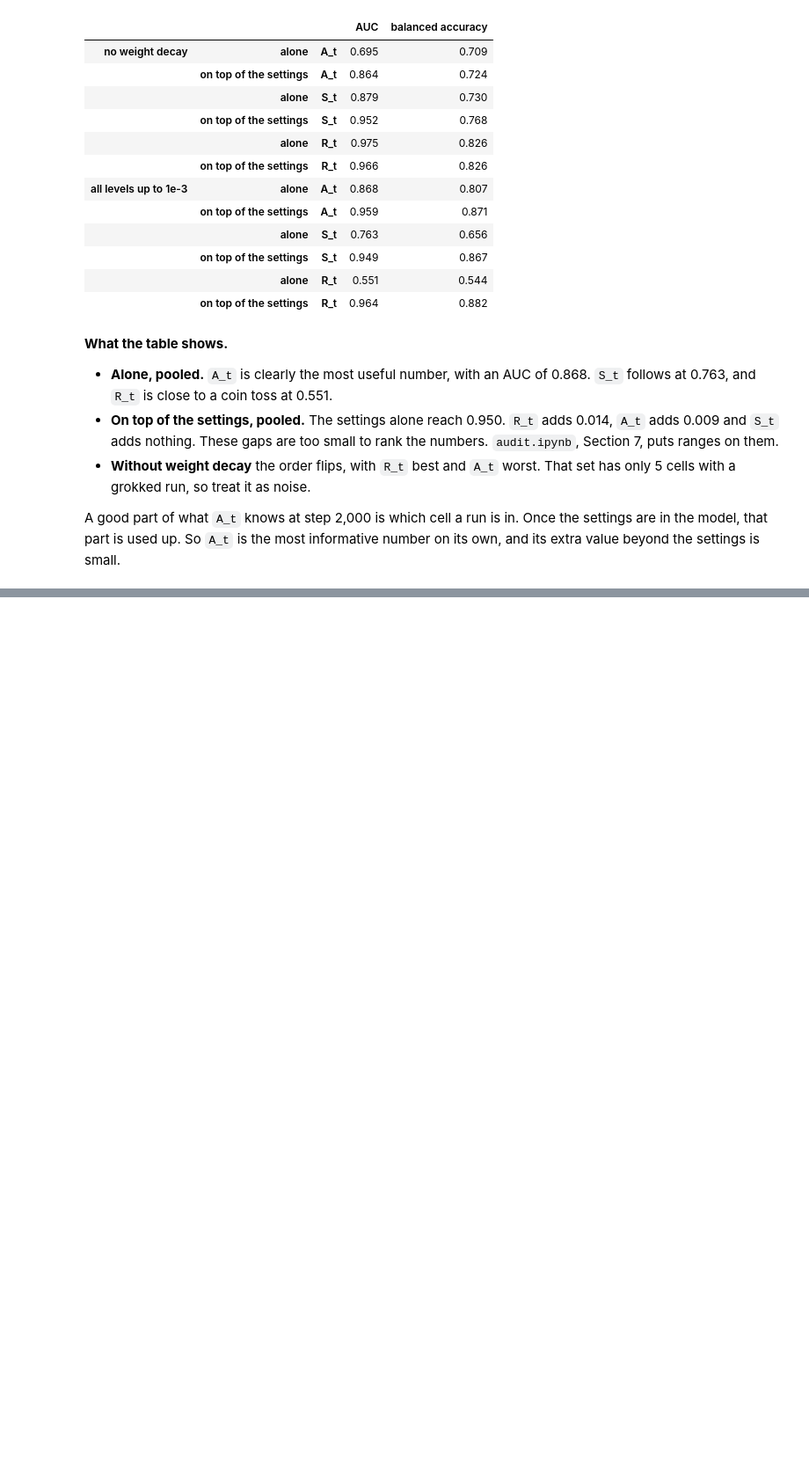
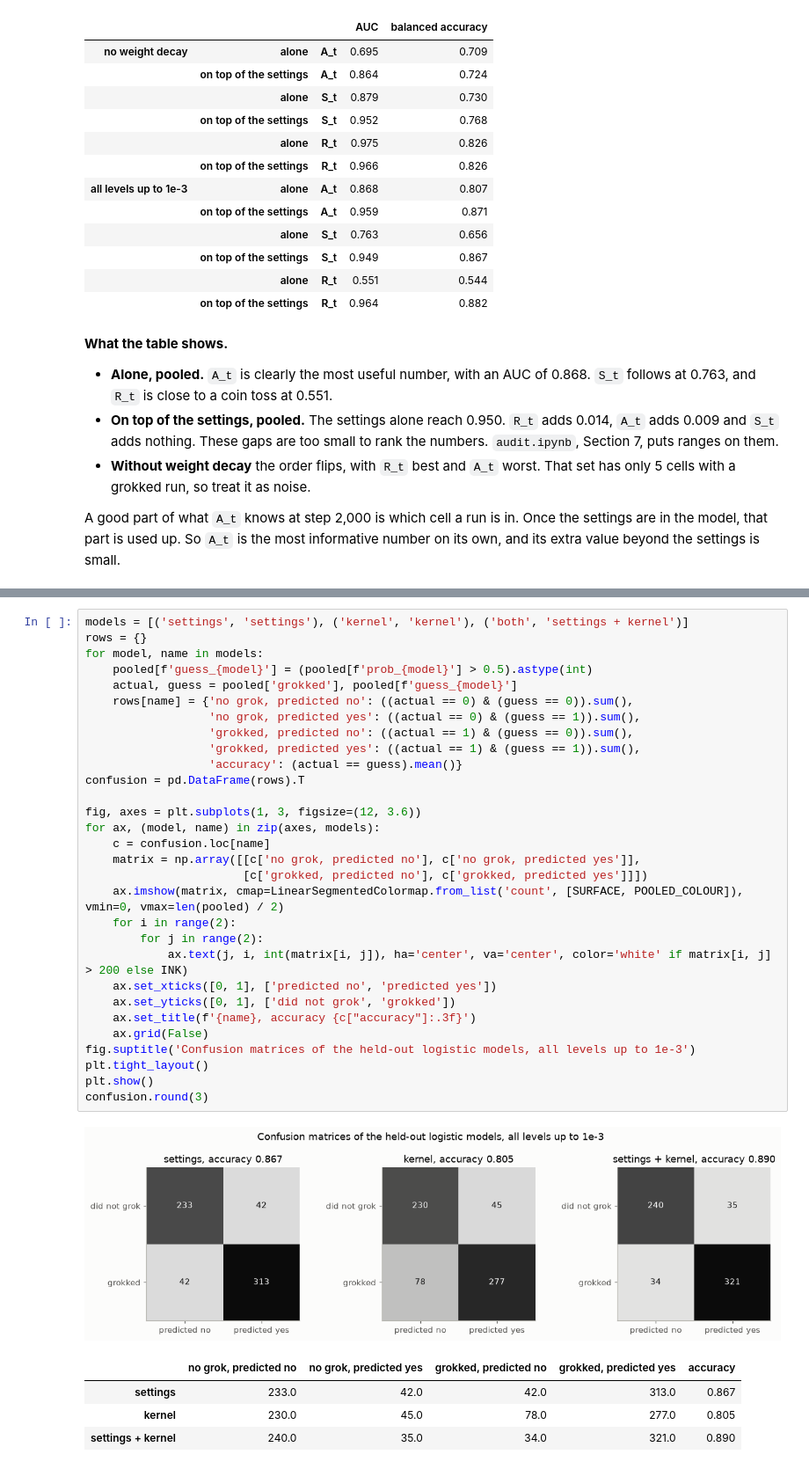
Before and after one commit to ZainAlSaffi-Dev/STAT3007, a Jupyter notebook: model_fitting/fitting.ipynb, the cells around one changed output, grey strips where cells are left out. Shown at 88% size. Cells and saved outputs as stored; diff of their text form; blank space fills up the shorter version.

```diff
--- a/model_fitting/fitting.ipynb
+++ b/model_fitting/fitting.ipynb
@@ -1138,0 +1255,36 @@ A good part of what `A_t` knows at step 2,000 is which cell a run is in. Once th
+# %%
+models = [('settings', 'settings'), ('kernel', 'kernel'), ('both', 'settings + kernel')]
+rows = {}
+for model, name in models:
+    pooled[f'guess_{model}'] = (pooled[f'prob_{model}'] > 0.5).astype(int)
+    actual, guess = pooled['grokked'], pooled[f'guess_{model}']
+    rows[name] = {'no grok, predicted no': ((actual == 0) & (guess == 0)).sum(),
+                  'no grok, predicted yes': ((actual == 0) & (guess == 1)).sum(),
+                  'grokked, predicted no': ((actual == 1) & (guess == 0)).sum(),
+                  'grokked, predicted yes': ((actual == 1) & (guess == 1)).sum(),
+                  'accuracy': (actual == guess).mean()}
+confusion = pd.DataFrame(rows).T
+
+fig, axes = plt.subplots(1, 3, figsize=(12, 3.6))
+for ax, (model, name) in zip(axes, models):
+    c = confusion.loc[name]
+    matrix = np.array([[c['no grok, predicted no'], c['no grok, predicted yes']],
+                       [c['grokked, predicted no'], c['grokked, predicted yes']]])
+    ax.imshow(matrix, cmap=LinearSegmentedColormap.from_list('count', [SURFACE, POOLED_COLOUR]), vmin=0, vmax=len(pooled) / 2)
+    for i in range(2):
+        for j in range(2):
+            ax.text(j, i, int(matrix[i, j]), ha='center', va='center', color='white' if matrix[i, j] > 200 else INK)
+    ax.set_xticks([0, 1], ['predicted no', 'predicted yes'])
+    ax.set_yticks([0, 1], ['did not grok', 'grokked'])
+    ax.set_title(f'{name}, accuracy {c["accuracy"]:.3f}')
+    ax.grid(False)
+fig.suptitle('Confusion matrices of the held-out logistic models, all levels up to 1e-3')
+plt.tight_layout()
+plt.show()
+confusion.round(3)
+# %% [output]
+[figure, added]
+|  | no grok, predicted no | no grok, predicted yes | grokked, predicted no | grokked, predicted yes | accuracy |
+| settings | 233.0 | 42.0 | 42.0 | 313.0 | 0.867 |
+| kernel | 230.0 | 45.0 | 78.0 | 277.0 | 0.805 |
+| settings + kernel | 240.0 | 35.0 | 34.0 | 321.0 | 0.890 |
```
Also changed, not shown: parts of 37 cells of this notebook, 1 other file.
